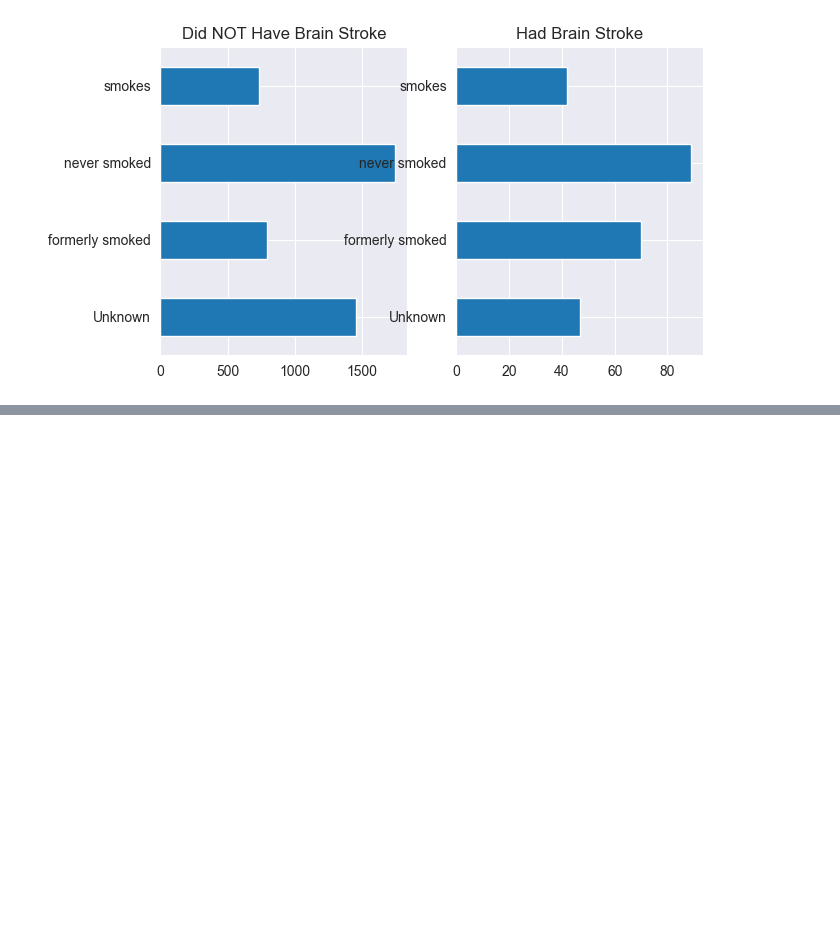
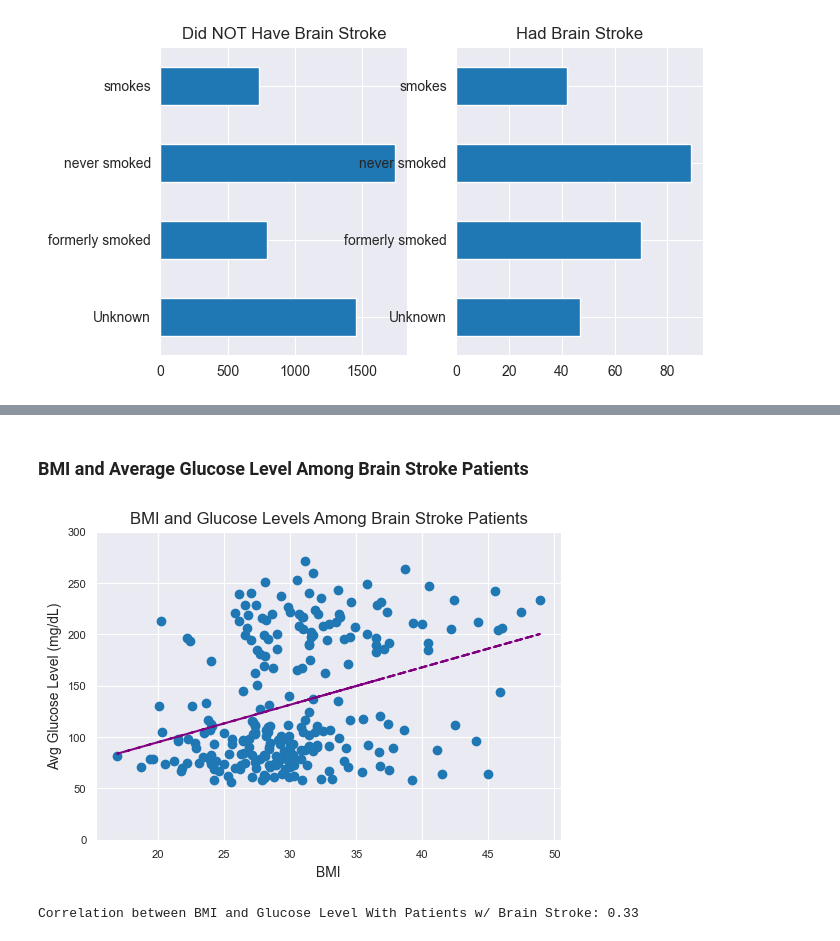
Before and after one commit to leena-kang/brain_stroke_EDA, a Jupyter notebook: Stroke EDA.ipynb, the cells around one changed output, grey strips where cells are left out. Drawn from its saved outputs; the diff is of its cells as text; code cells hidden in the pictures; blank space fills up the shorter version.

```diff
--- a/Stroke EDA.ipynb
+++ b/Stroke EDA.ipynb
@@ -555,0 +681,26 @@ Distribution of smoking status is very similar between brain stroke patients and
+# %% [markdown]
+### BMI and Average Glucose Level Among Brain Stroke Patients
+# %%
+plt.figure(figsize=(6,4))
+
+a,b = np.polyfit(bs.bmi, bs.avg_glucose_level, 1)
+
+plt.scatter(bs.bmi, bs.avg_glucose_level)
+plt.plot(bs.bmi, a*(bs.bmi)+b,color = 'purple', linestyle = '--')
+plt.ylim(0,300)
+plt.yticks(fontsize=8)
+plt.xticks(fontsize=8)
+plt.title('BMI and Glucose Levels Among Brain Stroke Patients')
+plt.xlabel('BMI', fontsize=10)
+plt.ylabel('Avg Glucose Level (mg/dL)', fontsize=10)
+
+
+plt.show()
+# %% [output]
+[figure, added]
+# %%
+bs_glu_bmi_corr = bs['bmi'].corr(bs['avg_glucose_level'])
+bs_glu_bmi_corr = round(bs_glu_bmi_corr, 2)
+print(f'Correlation between BMI and Glucose Level With Patients w/ Brain Stroke: {bs_glu_bmi_corr}')
+# %% [output]
+Correlation between BMI and Glucose Level With Patients w/ Brain Stroke: 0.33
```
Also changed, not shown: parts of 57 cells of this notebook.
